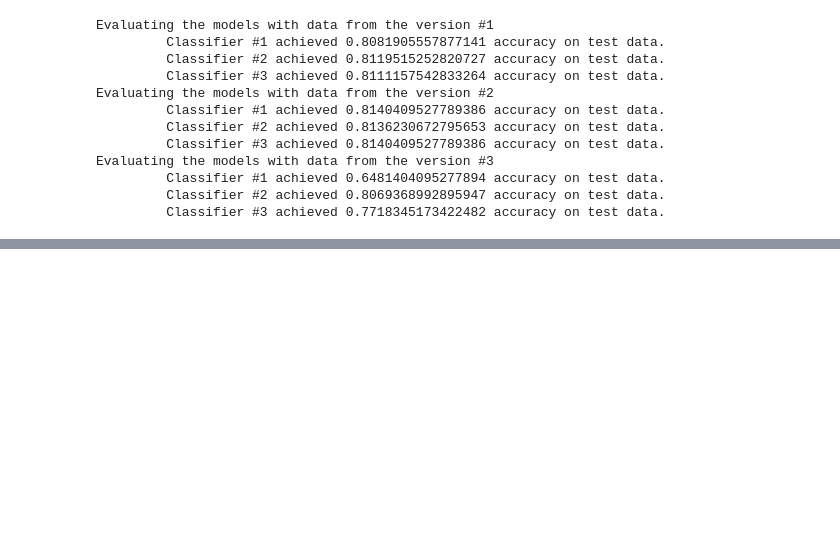
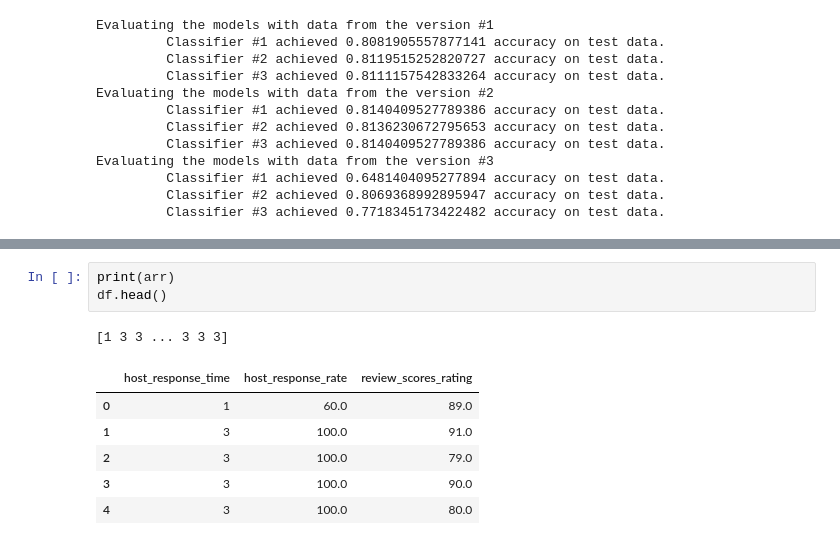
Before and after one commit to sennisallinen/joda_2021, a Jupyter notebook: joda/oppimispäiväkirja_joda.ipynb, the cells around one changed output, grey strips where cells are left out. Drawn from its saved outputs; the diff is of its cells as text; blank space fills up the shorter version.

```diff
--- a/joda/oppimispäiväkirja_joda.ipynb
+++ b/joda/oppimispäiväkirja_joda.ipynb
@@ -384,0 +483,11 @@ Accuracy: 0.820 (+/- 0.005)
+# %%
+print(arr)
+df.head()
+# %% [output]
+[1 3 3 ... 3 3 3]
+|  | host_response_time | host_response_rate | review_scores_rating |
+| 0 | 1 | 60.0 | 89.0 |
+| 1 | 3 | 100.0 | 91.0 |
+| 2 | 3 | 100.0 | 79.0 |
+| 3 | 3 | 100.0 | 90.0 |
+| 4 | 3 | 100.0 | 80.0 |
```
Also changed, not shown: parts of 15 cells of this notebook.
